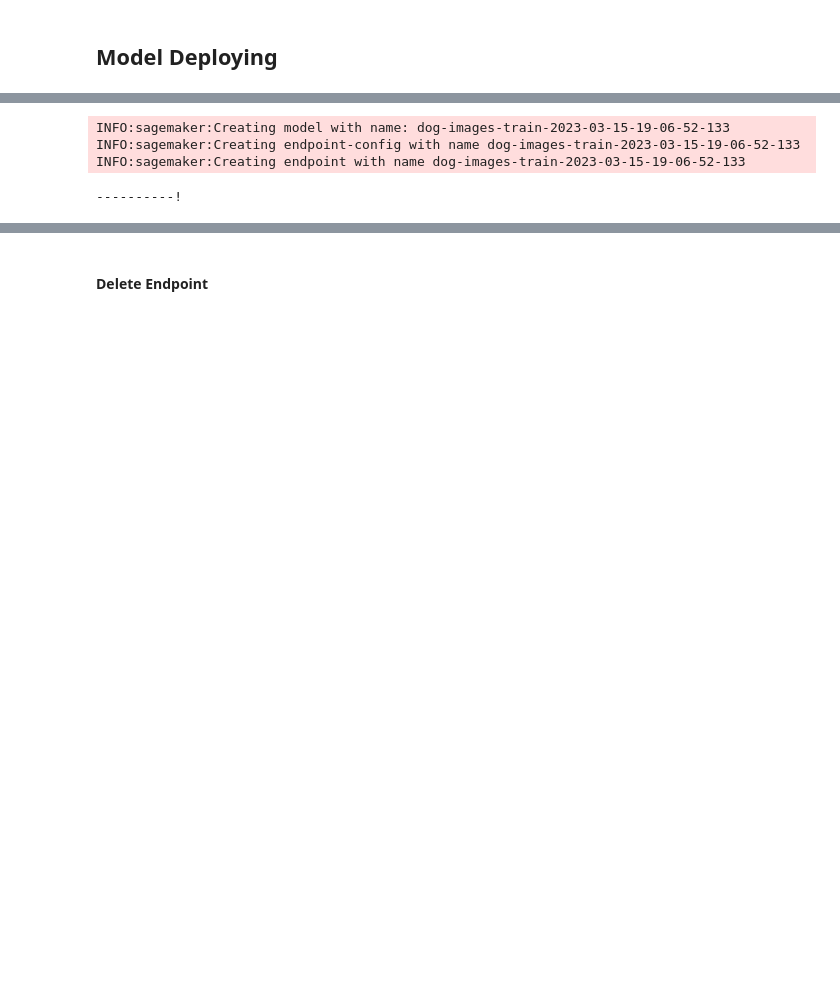
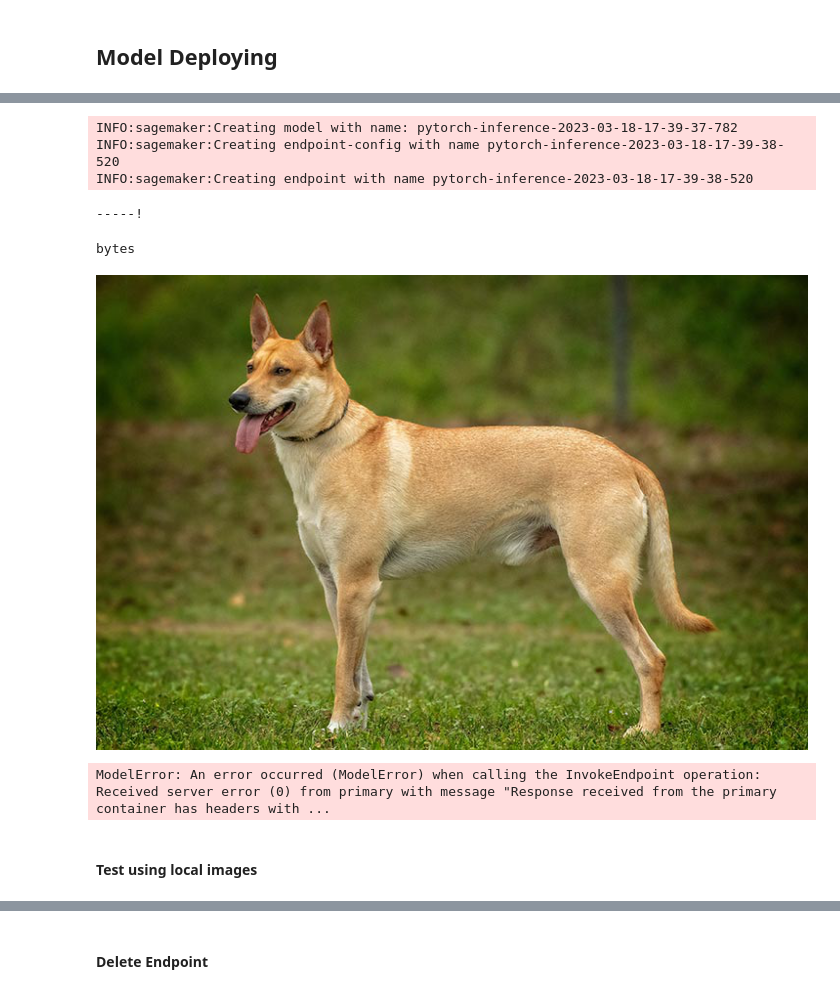
Before and after one commit to Gerban/AWS-Image-Classification-with-SageMaker, a Jupyter notebook: train_and_deploy_AG.ipynb, the cells around one changed output, grey strips where cells are left out. Saved outputs shown, nothing was run; the diff lists cells and outputs as text; code cells hidden in the pictures; blank space fills up the shorter version.

```diff
--- a/train_and_deploy_AG.ipynb
+++ b/train_and_deploy_AG.ipynb
@@ -417,8 +419,0 @@ my_model = Model(model.image_uri, model_data=model_location, role=role)
-# %%
-# Use just trained model for deployment - instead of existing one as above cells are not working yet
-predictor = estimator.deploy(initial_instance_count=1, instance_type='ml.t2.medium')
-# %% [output]
-INFO:sagemaker:Creating model with name: dog-images-train-2023-03-15-19-06-52-133
-INFO:sagemaker:Creating endpoint-config with name dog-images-train-2023-03-15-19-06-52-133
-INFO:sagemaker:Creating endpoint with name dog-images-train-2023-03-15-19-06-52-133
-----------!
@@ -424,0 +437,27 @@ INFO:sagemaker:Creating endpoint with name dog-images-train-2023-03-15-19-06-52-
+# %%
+predictor = pytorch_model.deploy(initial_instance_count=1, instance_type='ml.m5.large')
+# %% [output]
+INFO:sagemaker:Creating model with name: pytorch-inference-2023-03-18-17-39-37-782
+INFO:sagemaker:Creating endpoint-config with name pytorch-inference-2023-03-18-17-39-38-520
+INFO:sagemaker:Creating endpoint with name pytorch-inference-2023-03-18-17-39-38-520
+-----!
+# %%
+import requests
+#request_dict={ "url": "https://cdn1-www.cattime.com/assets/uploads/2011/12/file_2744_british-shorthair-460x290-460x290.jpg" }
+request_dict={ "url": "https://s3.amazonaws.com/cdn-origin-etr.akc.org/wp-content/uploads/2017/11/20113314/Carolina-Dog-standing-outdoors.jpg" }
+#request_dict={"url": "https://sagemaker-us-east-1-308298057408.s3.amazonaws.com/data/dogImages/test/005.Alaskan_malamute/Alaskan_malamute_00330.jpg"}
+
+img_bytes = requests.get(request_dict['url']).content
+type(img_bytes)
+# %% [output]
+bytes
+# %%
+from PIL import Image
+import io
+Image.open(io.BytesIO(img_bytes))
+# %% [output]
+[figure, added]
+# %%
+response=predictor.predict(img_bytes, initial_args={"ContentType": "image/jpeg"})
+# %% [output]
+ModelError: An error occurred (ModelError) when calling the InvokeEndpoint operation: Received server error (0) from primary with message "Response received from the primary container has headers with ...
@@ -425,3 +471,5 @@ INFO:sagemaker:Creating endpoint with name dog-images-train-2023-03-15-19-06-52-
+# %% [markdown]
+#### Test using local images
 # %%
 test_path1  = ('./dogImages/test/011.Australian_cattle_dog/Australian_cattle_dog_00730.jpg')
 test_path2 = ('./dogImages/test/130.Welsh_springer_spaniel/Welsh_springer_spaniel_08215.jpg')
```
Also changed, not shown: parts of 35 cells of this notebook, 4 other files.
